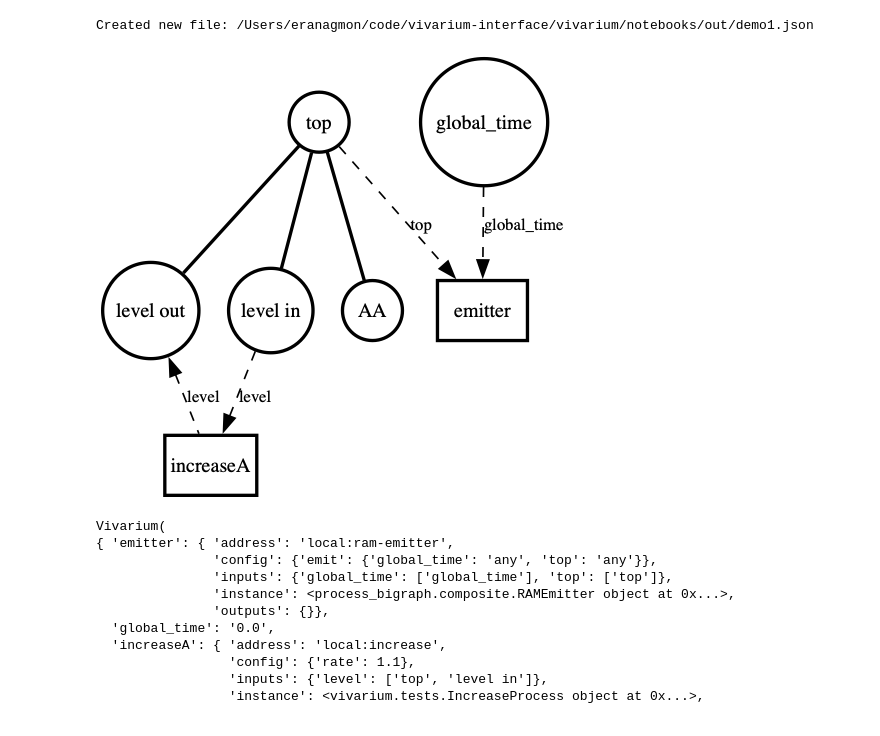
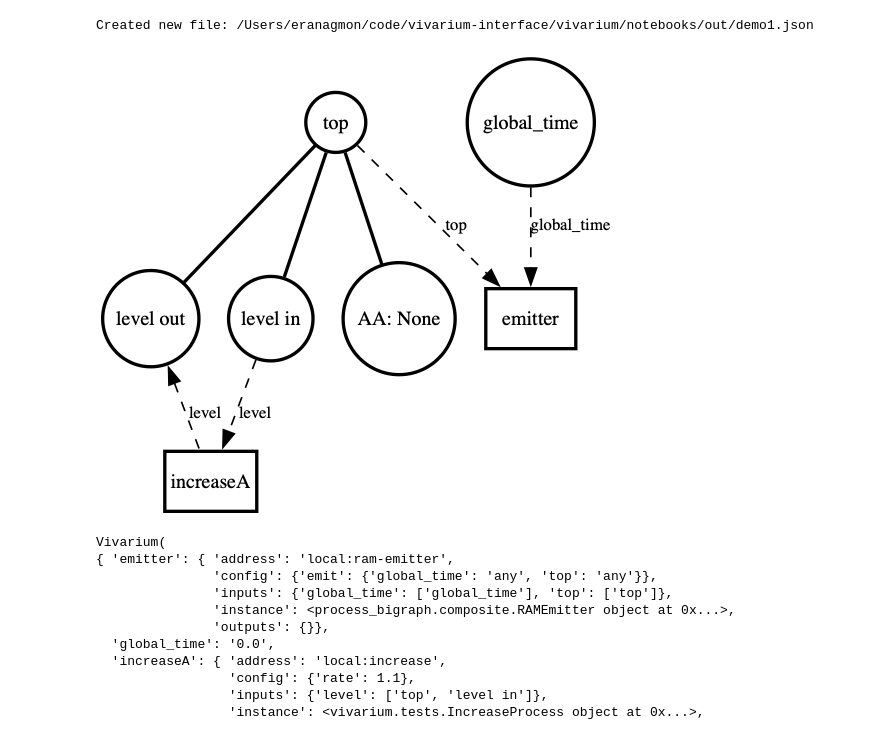
Before and after one commit to vivarium-collective/vivarium-interface, a Jupyter notebook: vivarium/notebooks/demo.ipynb, the cells around one changed output. Drawn from its saved outputs; the diff is of its cells as text; code cells hidden in the pictures.

```diff
--- a/vivarium/notebooks/demo.ipynb
+++ b/vivarium/notebooks/demo.ipynb
@@ -92,9 +92,12 @@ v.save(filename='demo1')
 Created new file: /Users/eranagmon/code/vivarium-interface/vivarium/notebooks/out/demo1.json
 # %%
 v2 = Vivarium(document_path='out/demo1.json', processes=DEMO_PROCESSES)
-v2.diagram(dpi='120')
+v2.diagram(dpi='120',
+           show_values=True,
+           # show_types=True,
+           )
 # %% [output]
-[figure, old version]
+[figure, new version]
 # %%
 v2
 # %% [output]
```
Also changed, not shown: 2 other files.
